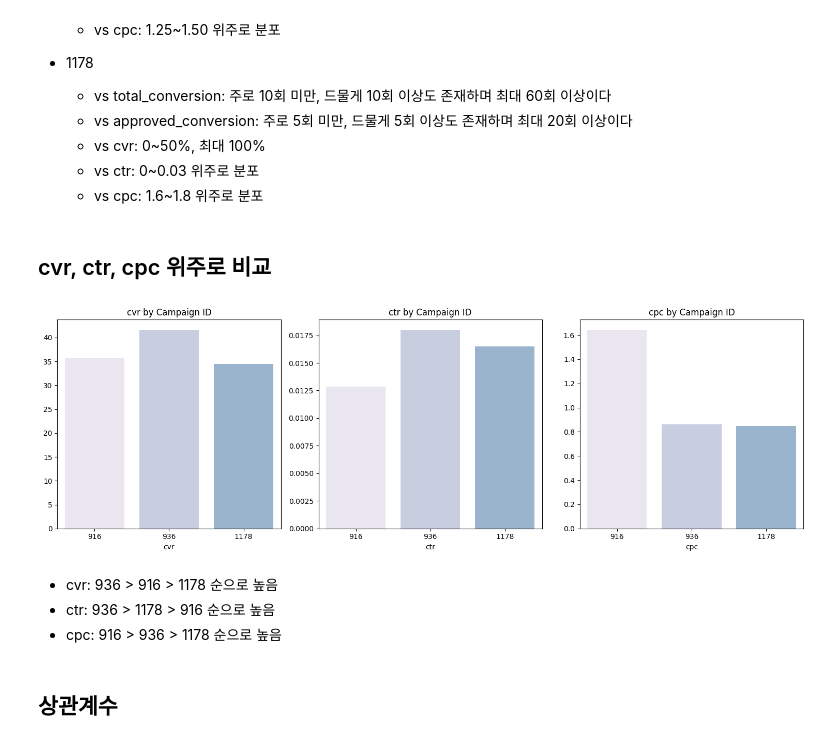
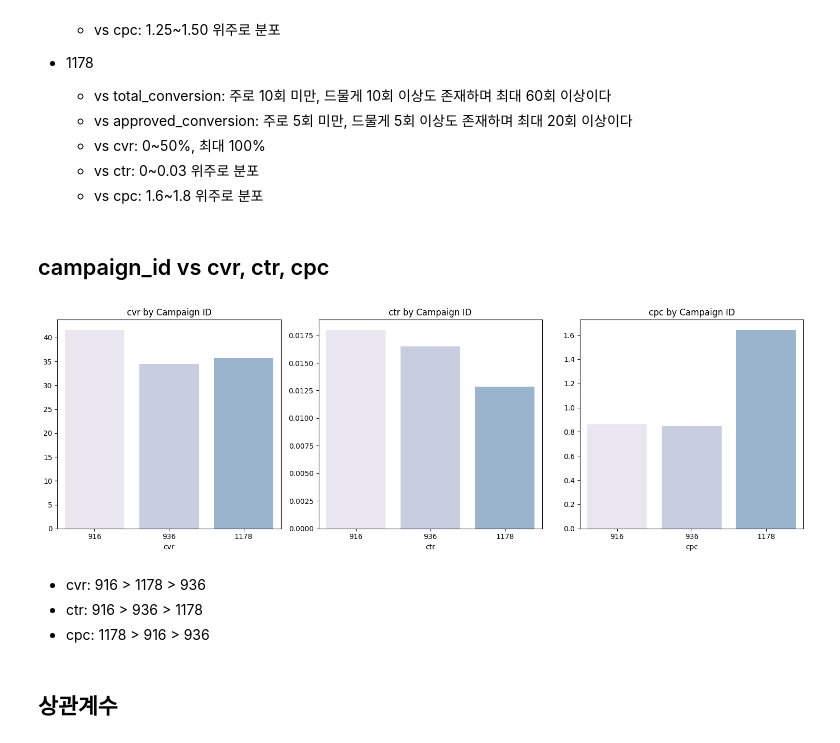
Before and after one commit to Seong-jieun/fb_ad_campaign_analysis, a Jupyter notebook: Facebook_ad_Campaign_data_analysis.ipynb, the cells around one changed output. Saved outputs shown, nothing was run; the diff lists cells and outputs as text; code cells hidden in the pictures.

```diff
--- a/Facebook_ad_Campaign_data_analysis.ipynb
+++ b/Facebook_ad_Campaign_data_analysis.ipynb
@@ -539,32 +560,39 @@ plt.show()
     - vs ctr: 0~0.03 위주로 분포
     - vs cpc: 1.6~1.8 위주로 분포
 # %% [markdown]
-## cvr, ctr, cpc 위주로 비교
+## campaign_id vs cvr, ctr, cpc
 # %%
 derived_var = ['cvr', 'ctr', 'cpc']
 
 fig, ax = plt.subplots(1, 3, figsize=(15, 5))
 palette = sns.color_palette("PuBu")
 
 for i, col in enumerate(derived_var):
+    # 그룹별 평균 계산
+    grouped_data = df.groupby("campaign_id")[col].mean()
+
+    # campaign_id 순서 정렬
+    ordered_data = grouped_data.reindex(df["campaign_id"].unique())
+
+    # 그래프 생성
     sns.barplot(
-        x=df["campaign_id"].unique(),
-        y=df.groupby("campaign_id")[col].mean().values,
+        x=ordered_data.index,  # 정렬된 campaign_id
+        y=ordered_data.values,  # 정렬된 평균값
         ax=ax[i],
         palette=palette,
     )
     ax[i].set_title(f"{col} by Campaign ID")
     ax[i].set_xlabel(col)
     ax[i].tick_params(labelrotation=0)
 
 plt.tight_layout()
 plt.show()
 # %% [output]
-[figure, old version]
+[figure, new version]
 # %% [markdown]
-- cvr: 936 > 916 > 1178 순으로 높음
-- ctr: 936 > 1178 > 916 순으로 높음
-- cpc: 916 > 936 > 1178 순으로 높음
+- cvr: 916 > 1178 > 936
+- ctr: 916 > 936 > 1178
+- cpc: 1178 > 916 > 936
 # %% [markdown]
 ## 상관계수
 # %%
```
Also changed, not shown: parts of 1 cell of this notebook.
